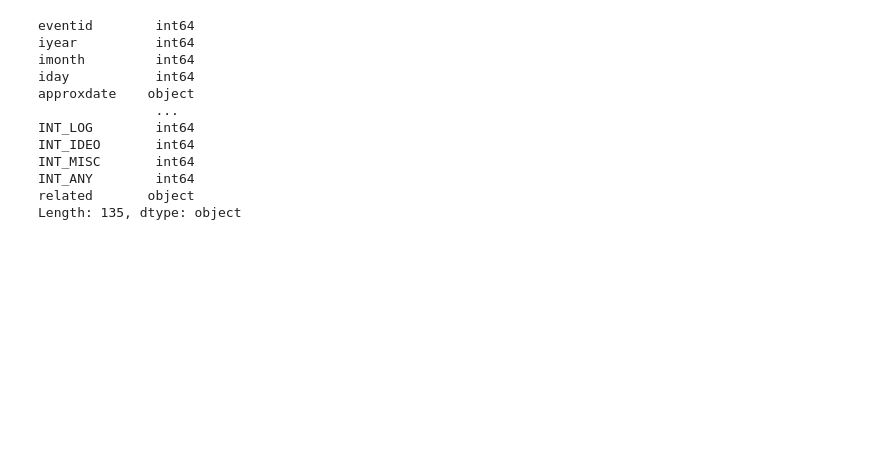
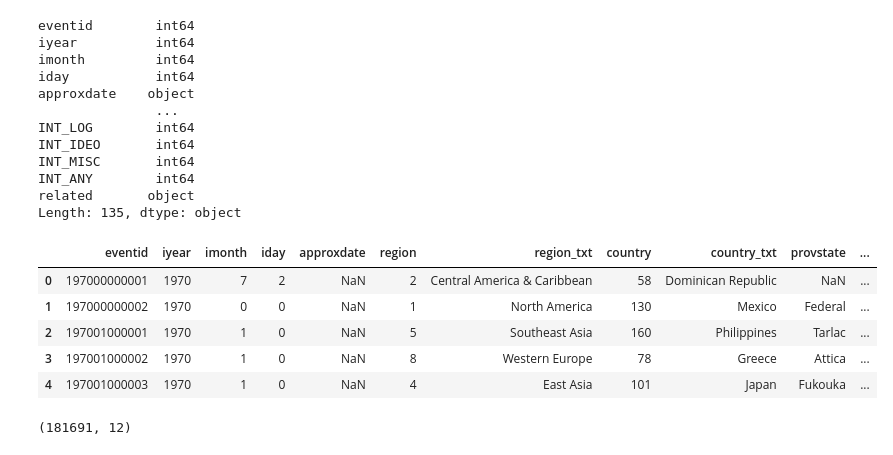
Before and after one commit to shubin023/pets, a Jupyter notebook: Global_Terrorism_Database/Global_Terrorism.ipynb, the cells around one changed output. Drawn from its saved outputs; the diff is of its cells as text; code cells hidden in the pictures; blank space fills up the shorter version.

```diff
--- a/Global_Terrorism_Database/Global_Terrorism.ipynb
+++ b/Global_Terrorism_Database/Global_Terrorism.ipynb
@@ -15,6 +28,8 @@ import seaborn as sns
 path_to_file = '/home/anton23/projects/pet_projects/pets/Global_Terrorism_Database/globalterrorismdb_0718dist.csv'  # путь к файлу
 # %%
 df_terrorism = pd.read_csv(path_to_file, encoding='ISO-8859-1')
+# %%
+pd.set_option('display.max_columns', None)
 # %%
 df_terrorism.head()
 # %% [output]
@@ -46,0 +64,13 @@ Length: 135, dtype: object
+# %%
+df_terrorism_date_and_location.head()
+# %% [output]
+|  | eventid | iyear | imonth | iday | approxdate | region | region_txt | country | country_txt | provstate | ... |
+| 0 | 197000000001 | 1970 | 7 | 2 | NaN | 2 | Central America & Caribbean | 58 | Dominican Republic | NaN | ... |
+| 1 | 197000000002 | 1970 | 0 | 0 | NaN | 1 | North America | 130 | Mexico | Federal | ... |
+| 2 | 197001000001 | 1970 | 1 | 0 | NaN | 5 | Southeast Asia | 160 | Philippines | Tarlac | ... |
+| 3 | 197001000002 | 1970 | 1 | 0 | NaN | 8 | Western Europe | 78 | Greece | Attica | ... |
+| 4 | 197001000003 | 1970 | 1 | 0 | NaN | 4 | East Asia | 101 | Japan | Fukouka | ... |
+# %%
+df_terrorism_date_and_location.shape
+# %% [output]
+(181691, 12)
```
Also changed, not shown: parts of 21 cells of this notebook, 1 other file.
